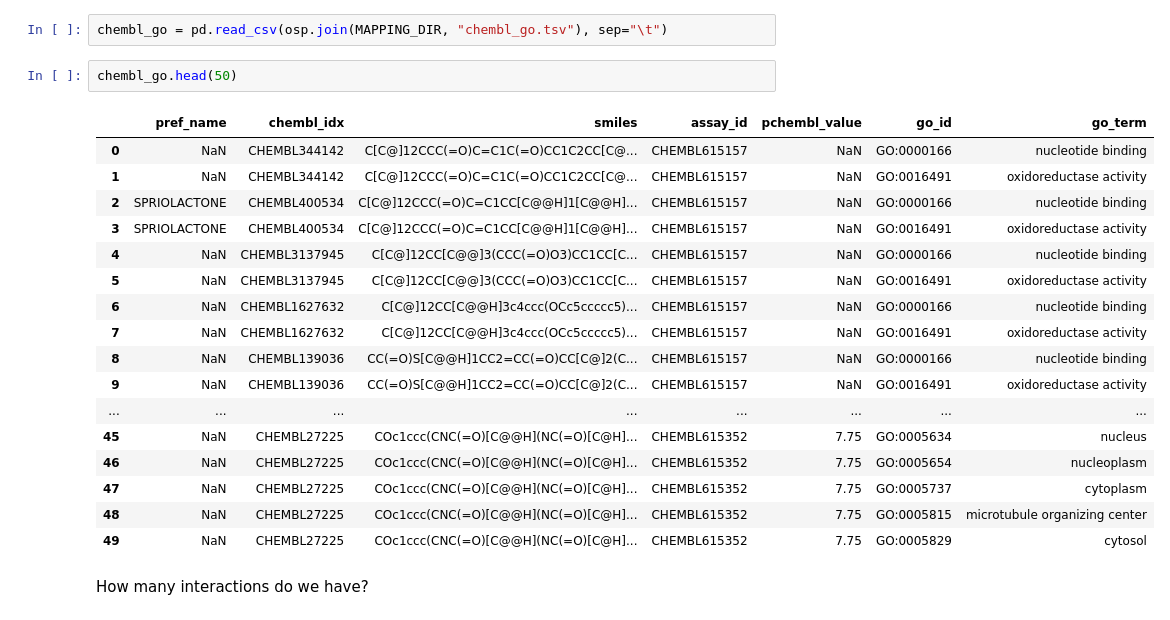
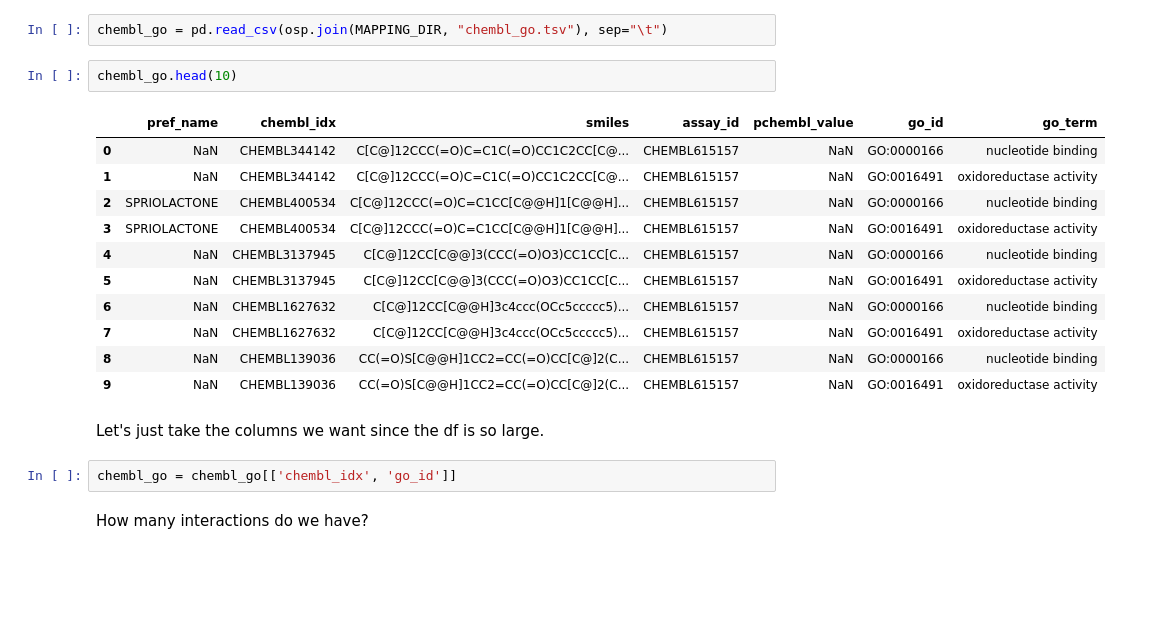
Before and after one commit to laurendelong21/MoA-Net, a Jupyter notebook: notebooks/enrichment.ipynb, the cells around one changed output. Cells and saved outputs as stored; diff of their text form; blank space fills up the shorter version.

```diff
--- a/notebooks/enrichment.ipynb
+++ b/notebooks/enrichment.ipynb
@@ -349,25 +332,23 @@ Next, we have drug-BP labels which were extracted from [ChEMBL](https://www.ebi.
 # %%
 chembl_go = pd.read_csv(osp.join(MAPPING_DIR, "chembl_go.tsv"), sep="\t")
 # %%
-chembl_go.head(50)
+chembl_go.head(10)
 # %% [output]
 |  | pref_name | chembl_idx | smiles | assay_id | pchembl_value | go_id | go_term |
 | 0 | NaN | CHEMBL344142 | C[C@]12CCC(=O)C=C1C(=O)CC1C2CC[C@... | CHEMBL615157 | NaN | GO:0000166 | nucleotide binding |
 | 1 | NaN | CHEMBL344142 | C[C@]12CCC(=O)C=C1C(=O)CC1C2CC[C@... | CHEMBL615157 | NaN | GO:0016491 | oxidoreductase activity |
 | 2 | SPRIOLACTONE | CHEMBL400534 | C[C@]12CCC(=O)C=C1CC[C@@H]1[C@@H]... | CHEMBL615157 | NaN | GO:0000166 | nucleotide binding |
 | 3 | SPRIOLACTONE | CHEMBL400534 | C[C@]12CCC(=O)C=C1CC[C@@H]1[C@@H]... | CHEMBL615157 | NaN | GO:0016491 | oxidoreductase activity |
 | 4 | NaN | CHEMBL3137945 | C[C@]12CC[C@@]3(CCC(=O)O3)CC1CC[C... | CHEMBL615157 | NaN | GO:0000166 | nucleotide binding |
 | 5 | NaN | CHEMBL3137945 | C[C@]12CC[C@@]3(CCC(=O)O3)CC1CC[C... | CHEMBL615157 | NaN | GO:0016491 | oxidoreductase activity |
 | 6 | NaN | CHEMBL1627632 | C[C@]12CC[C@@H]3c4ccc(OCc5ccccc5)... | CHEMBL615157 | NaN | GO:0000166 | nucleotide binding |
 | 7 | NaN | CHEMBL1627632 | C[C@]12CC[C@@H]3c4ccc(OCc5ccccc5)... | CHEMBL615157 | NaN | GO:0016491 | oxidoreductase activity |
 | 8 | NaN | CHEMBL139036 | CC(=O)S[C@@H]1CC2=CC(=O)CC[C@]2(C... | CHEMBL615157 | NaN | GO:0000166 | nucleotide binding |
 | 9 | NaN | CHEMBL139036 | CC(=O)S[C@@H]1CC2=CC(=O)CC[C@]2(C... | CHEMBL615157 | NaN | GO:0016491 | oxidoreductase activity |
-| ... | ... | ... | ... | ... | ... | ... | ... |
-| 45 | NaN | CHEMBL27225 | COc1ccc(CNC(=O)[C@@H](NC(=O)[C@H]... | CHEMBL615352 | 7.75 | GO:0005634 | nucleus |
-| 46 | NaN | CHEMBL27225 | COc1ccc(CNC(=O)[C@@H](NC(=O)[C@H]... | CHEMBL615352 | 7.75 | GO:0005654 | nucleoplasm |
-| 47 | NaN | CHEMBL27225 | COc1ccc(CNC(=O)[C@@H](NC(=O)[C@H]... | CHEMBL615352 | 7.75 | GO:0005737 | cytoplasm |
-| 48 | NaN | CHEMBL27225 | COc1ccc(CNC(=O)[C@@H](NC(=O)[C@H]... | CHEMBL615352 | 7.75 | GO:0005815 | microtubule organizing center |
-| 49 | NaN | CHEMBL27225 | COc1ccc(CNC(=O)[C@@H](NC(=O)[C@H]... | CHEMBL615352 | 7.75 | GO:0005829 | cytosol |
+# %% [markdown]
+Let's just take the columns we want since the df is so large.
+# %%
+chembl_go = chembl_go[['chembl_idx', 'go_id']]
 # %% [markdown]
 How many interactions do we have?
 # %%
```
Also changed, not shown: parts of 27 cells of this notebook.
